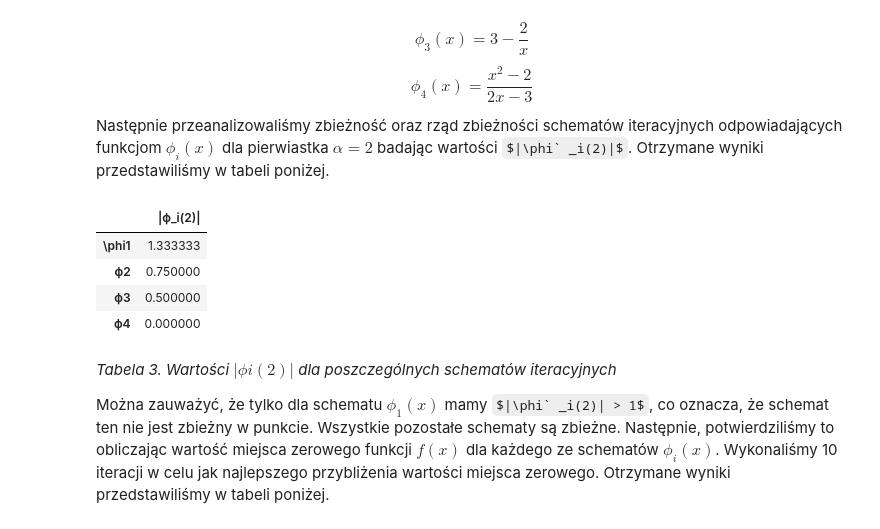
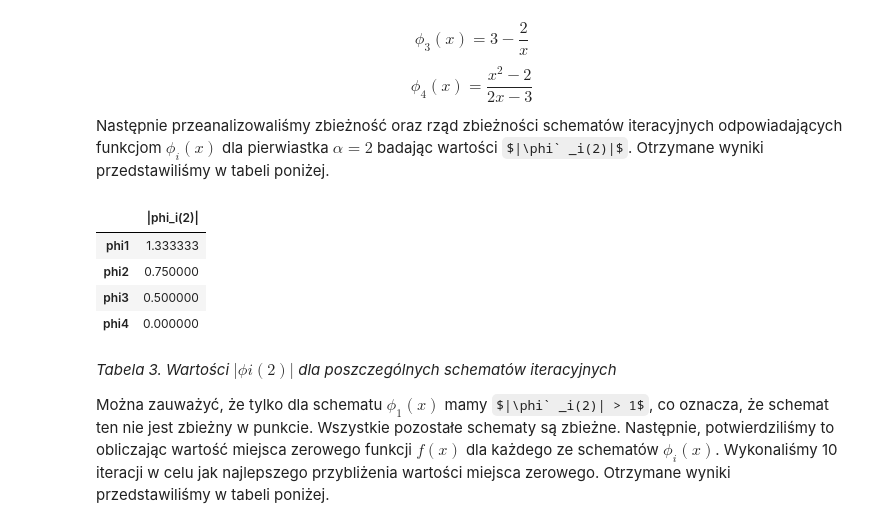
Before and after one commit to lythx/MOWNIT, a Jupyter notebook: lab8/merge.ipynb, the cells around one changed output. Cells and saved outputs as stored; diff of their text form; code cells hidden in the pictures; some formulas as TeX source.

```diff
--- a/lab8/merge.ipynb
+++ b/lab8/merge.ipynb
@@ -191,24 +191,24 @@ Następnie przeanalizowaliśmy zbieżność oraz rząd zbieżności schematów i
 # %%
 f = lambda x: x**2 - 3*x + 2
 alpha = 2
 
 phi1 = lambda x: (x**2 + 2) / 3
 phi2 = lambda x: np.sqrt(3*x - 2)
 phi3 = lambda x: 3 - (2 / x)
 phi4 = lambda x: (x**2 - 2) / (2*x - 3)
 
 dphi1_2 = derivative(phi1, alpha).df
 dphi2_2 = derivative(phi2, alpha).df
 dphi3_2 = derivative(phi3, alpha).df
 dphi4_2 = derivative(phi4, alpha, initial_step=0.3).df
 
-pd.DataFrame([dphi1_2, dphi2_2, dphi3_2, dphi4_2], index=['\phi1', 'ϕ2', 'ϕ3', "ϕ4"], columns=["|ϕ_i(2)|"])
+pd.DataFrame([dphi1_2, dphi2_2, dphi3_2, dphi4_2], index=['phi1', 'phi2', 'phi3', "phi4"], columns=["|phi_i(2)|"])
 # %% [output]
-|  | |ϕ_i(2)| |
-| \phi1 | 1.333333 |
-| ϕ2 | 0.750000 |
-| ϕ3 | 0.500000 |
-| ϕ4 | 0.000000 |
+|  | |phi_i(2)| |
+| phi1 | 1.333333 |
+| phi2 | 0.750000 |
+| phi3 | 0.500000 |
+| phi4 | 0.000000 |
 # %% [markdown]
 *Tabela 3. Wartości $|ϕi(2)|$ dla poszczególnych schematów iteracyjnych*
 
```
Also changed, not shown: parts of 2 cells of this notebook.
